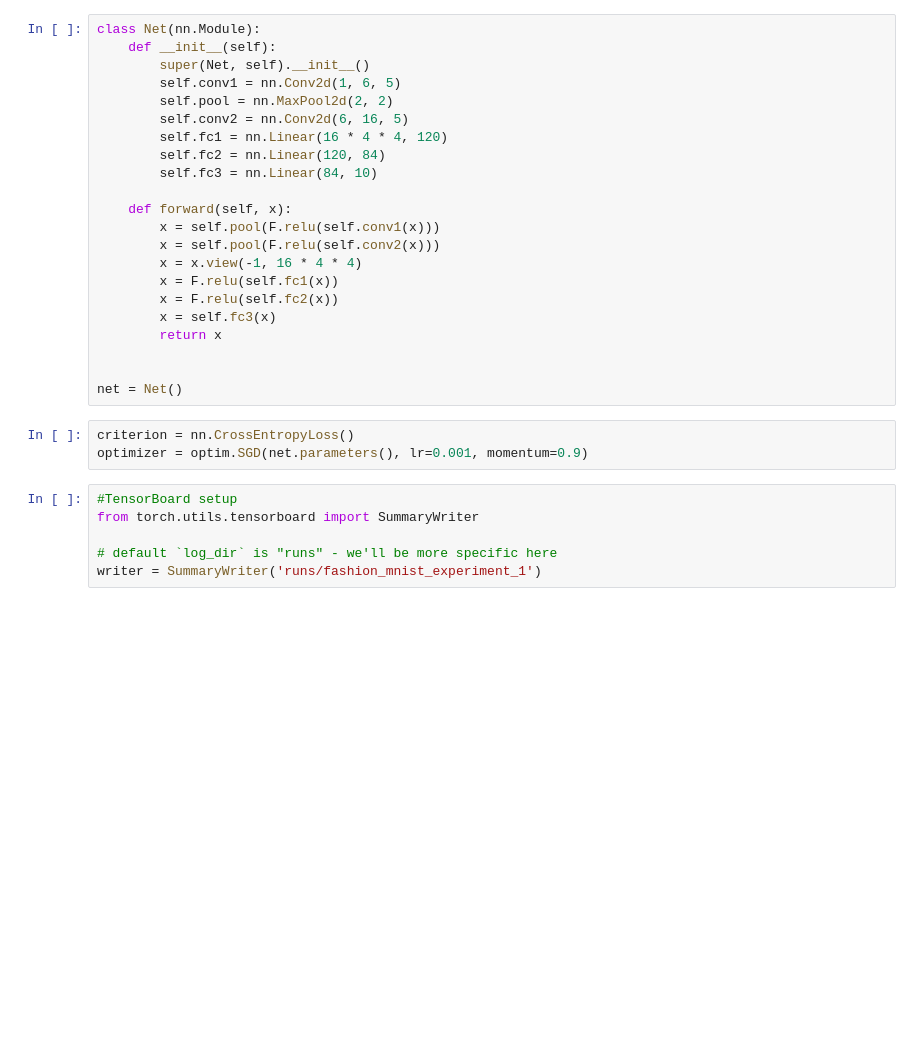
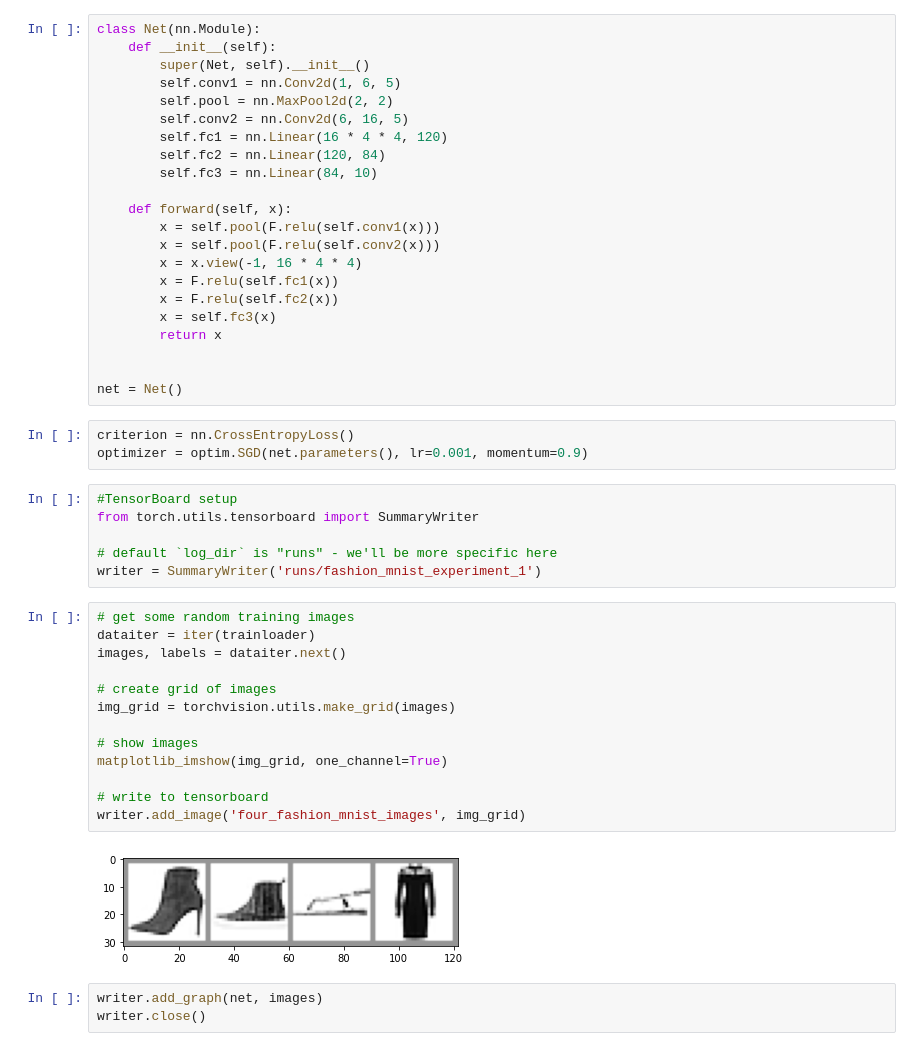
Before and after one commit to RocaPiedra/Learning-PyTorch, a Jupyter notebook: Tensorboard_training.ipynb, the cells around one changed output. Saved outputs shown, nothing was run; the diff lists cells and outputs as text; blank space fills up the shorter version.

Commit message:
tensorboard

```diff
--- a/Tensorboard_training.ipynb
+++ b/Tensorboard_training.ipynb
@@ -88,3 +70,21 @@ from torch.utils.tensorboard import SummaryWriter
 
 # default `log_dir` is "runs" - we'll be more specific here
 writer = SummaryWriter('runs/fashion_mnist_experiment_1')
+# %%
+# get some random training images
+dataiter = iter(trainloader)
+images, labels = dataiter.next()
+
+# create grid of images
+img_grid = torchvision.utils.make_grid(images)
+
+# show images
+matplotlib_imshow(img_grid, one_channel=True)
+
+# write to tensorboard
+writer.add_image('four_fashion_mnist_images', img_grid)
+# %% [output]
+[figure, added]
+# %%
+writer.add_graph(net, images)
+writer.close()
```
Also changed, not shown: parts of 3 cells of this notebook, 34 other files.
